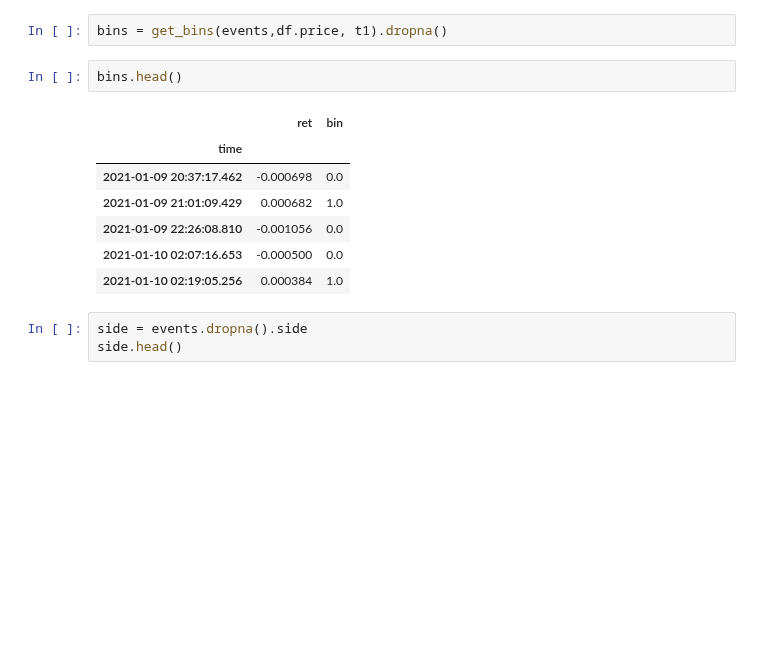
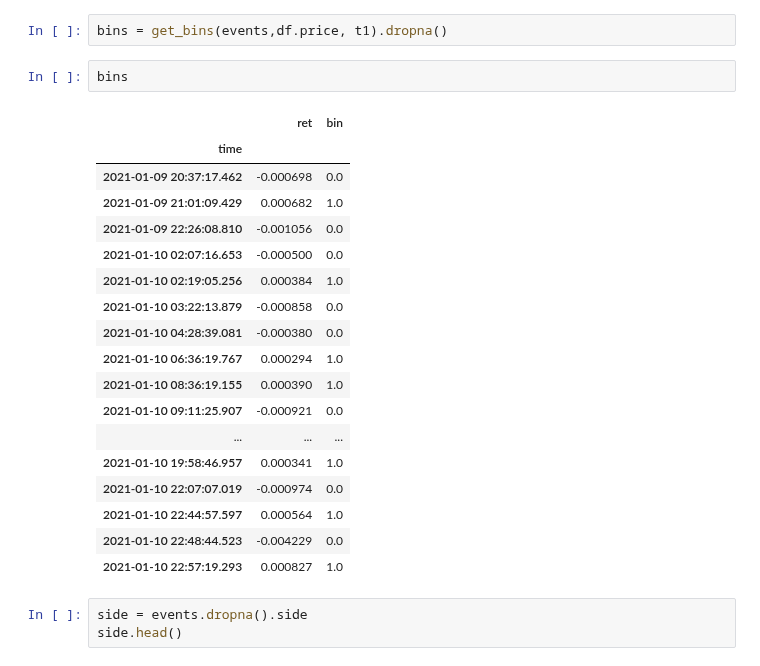
Before and after one commit to sunnymnie/bitcoin-printer, a Jupyter notebook: 3-data-labelling/4-get-bins.ipynb, the cells around one changed output. Drawn from its saved outputs; the diff is of its cells as text; blank space fills up the shorter version.

```diff
--- a/3-data-labelling/4-get-bins.ipynb
+++ b/3-data-labelling/4-get-bins.ipynb
@@ -73,15 +73,26 @@ def get_bins(events, close, t1=None):
 # %%
 bins = get_bins(events,df.price, t1).dropna()
 # %%
-bins.head()
+bins
 # %% [output]
 |  | ret | bin |
 | time |  |  |
 | 2021-01-09 20:37:17.462 | -0.000698 | 0.0 |
 | 2021-01-09 21:01:09.429 | 0.000682 | 1.0 |
 | 2021-01-09 22:26:08.810 | -0.001056 | 0.0 |
 | 2021-01-10 02:07:16.653 | -0.000500 | 0.0 |
 | 2021-01-10 02:19:05.256 | 0.000384 | 1.0 |
+| 2021-01-10 03:22:13.879 | -0.000858 | 0.0 |
+| 2021-01-10 04:28:39.081 | -0.000380 | 0.0 |
+| 2021-01-10 06:36:19.767 | 0.000294 | 1.0 |
+| 2021-01-10 08:36:19.155 | 0.000390 | 1.0 |
+| 2021-01-10 09:11:25.907 | -0.000921 | 0.0 |
+| ... | ... | ... |
+| 2021-01-10 19:58:46.957 | 0.000341 | 1.0 |
+| 2021-01-10 22:07:07.019 | -0.000974 | 0.0 |
+| 2021-01-10 22:44:57.597 | 0.000564 | 1.0 |
+| 2021-01-10 22:48:44.523 | -0.004229 | 0.0 |
+| 2021-01-10 22:57:19.293 | 0.000827 | 1.0 |
 # %%
 side = events.dropna().side
 side.head()
```
Also changed, not shown: parts of 1 cell of this notebook, 9 other files.
